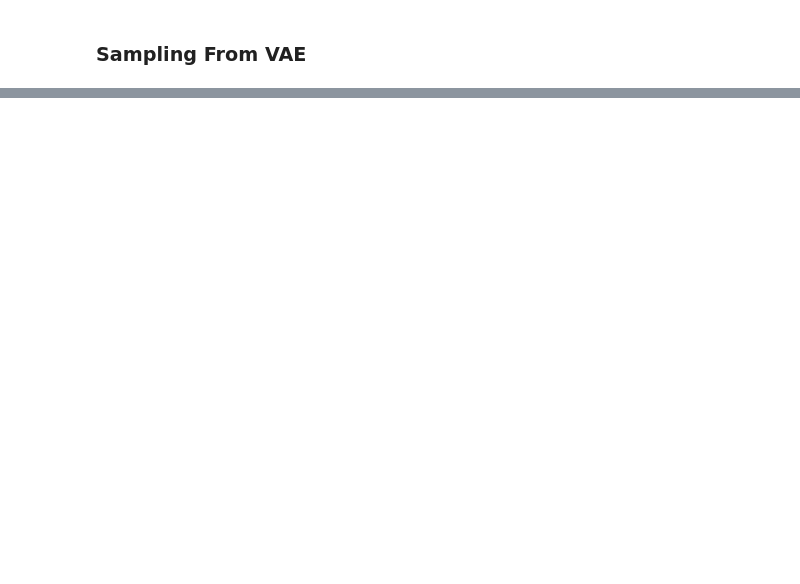
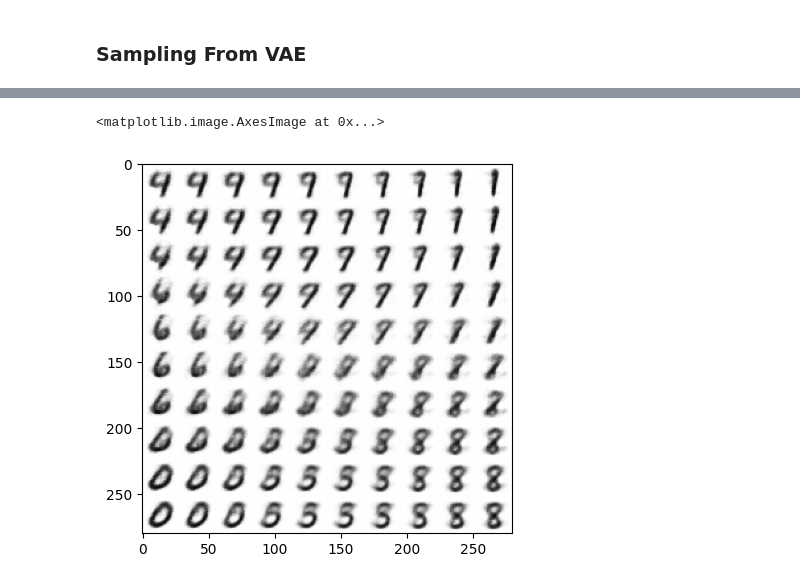
Before and after one commit to ericflip/vae-mnist, a Jupyter notebook: train.ipynb, the cells around one changed output, grey strips where cells are left out. Saved outputs shown, nothing was run; the diff lists cells and outputs as text; code cells hidden in the pictures; blank space fills up the shorter version.

```diff
--- a/train.ipynb
+++ b/train.ipynb
@@ -271,0 +275,36 @@ for i, ax in enumerate(axes):
+# %%
+n = 10
+
+# Generate linear space for x and y
+x = torch.linspace(-1, 1, n)
+y = torch.linspace(-1, 1, n)
+
+# Create a meshgrid
+x_grid, y_grid = torch.meshgrid(x, y)
+
+# Flatten the grids to create 100 coordinate pairs
+x_points = x_grid.flatten()
+y_points = y_grid.flatten()
+
+# Combine the x and y points
+points = torch.stack((x_points, y_points), dim=1).to("cuda")
+
+with torch.no_grad():
+    images = vae.decode(points)
+
+images = images.squeeze(1).view(10, 10, 28, 28)
+grid = torch.zeros((280, 280))
+
+for i in range(10):
+    for j in range(10):
+        img = images[i][j]
+        y = i * 28
+        x = j * 28
+
+        grid[y: y + 28, x: x + 28] = img
+
+grid = grid.cpu().numpy()
+plt.imshow(grid, cmap="binary")
+# %% [output]
+<matplotlib.image.AxesImage at 0x...>
+[figure, added]
```
Also changed, not shown: parts of 6 cells of this notebook, 1 other file.
